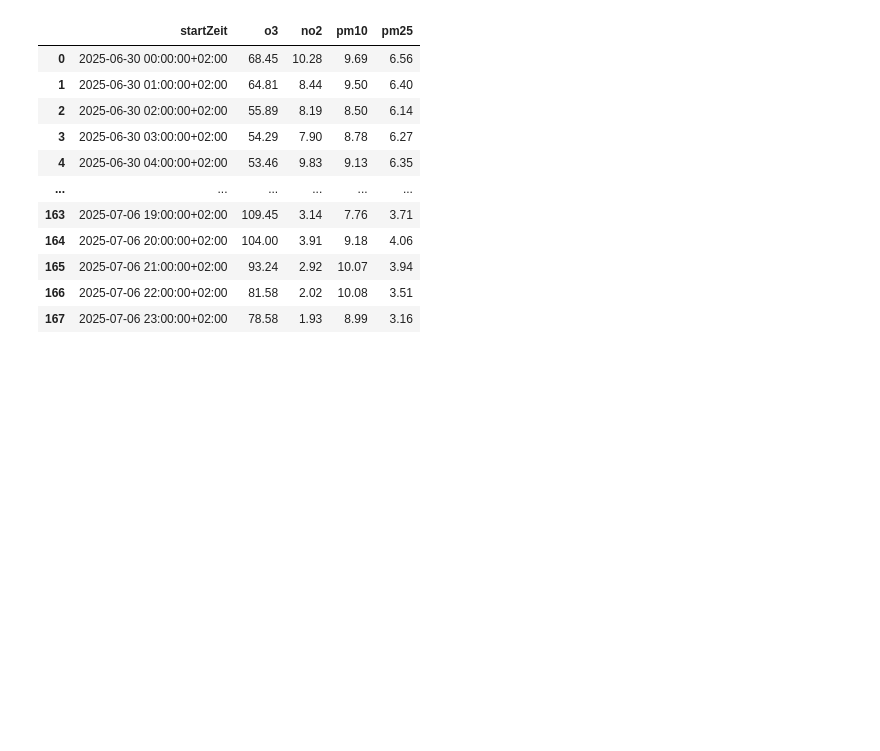
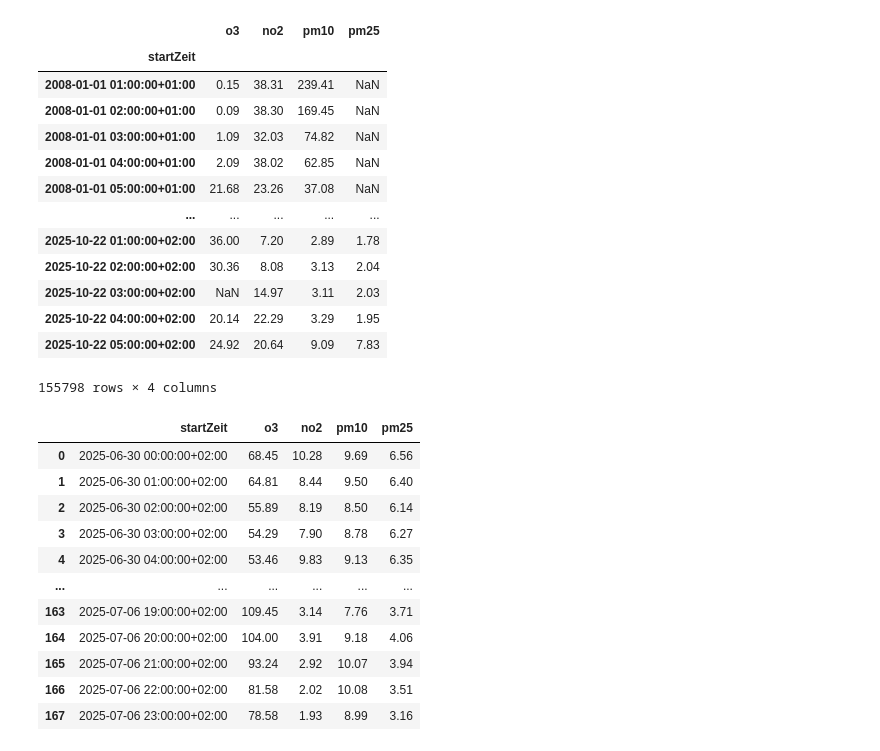
Before and after one commit to sgc-kn/dashboards, a Jupyter notebook: src/lubw/draft.ipynb, the cells around one changed output. Cells and saved outputs as stored; diff of their text form; code cells hidden in the pictures; blank space fills up the shorter version.

```diff
--- a/src/lubw/draft.ipynb
+++ b/src/lubw/draft.ipynb
@@ -19,3 +19,20 @@ memory usage: 5.8 MB
+# %%
+df
+# %% [output]
+|  | o3 | no2 | pm10 | pm25 |
+| startZeit |  |  |  |  |
+| 2008-01-01 01:00:00+01:00 | 0.15 | 38.31 | 239.41 | NaN |
+| 2008-01-01 02:00:00+01:00 | 0.09 | 38.30 | 169.45 | NaN |
+| 2008-01-01 03:00:00+01:00 | 1.09 | 32.03 | 74.82 | NaN |
+| 2008-01-01 04:00:00+01:00 | 2.09 | 38.02 | 62.85 | NaN |
+| 2008-01-01 05:00:00+01:00 | 21.68 | 23.26 | 37.08 | NaN |
+| ... | ... | ... | ... | ... |
+| 2025-10-22 01:00:00+02:00 | 36.00 | 7.20 | 2.89 | 1.78 |
+| 2025-10-22 02:00:00+02:00 | 30.36 | 8.08 | 3.13 | 2.04 |
+| 2025-10-22 03:00:00+02:00 | NaN | 14.97 | 3.11 | 2.03 |
+| 2025-10-22 04:00:00+02:00 | 20.14 | 22.29 | 3.29 | 1.95 |
+| 2025-10-22 05:00:00+02:00 | 24.92 | 20.64 | 9.09 | 7.83 |
+155798 rows × 4 columns
 # %%
 start_date, end_date = lubw.last_week_range()
 # %%
```
Also changed, not shown: parts of 1 cell of this notebook, 2 other files.
